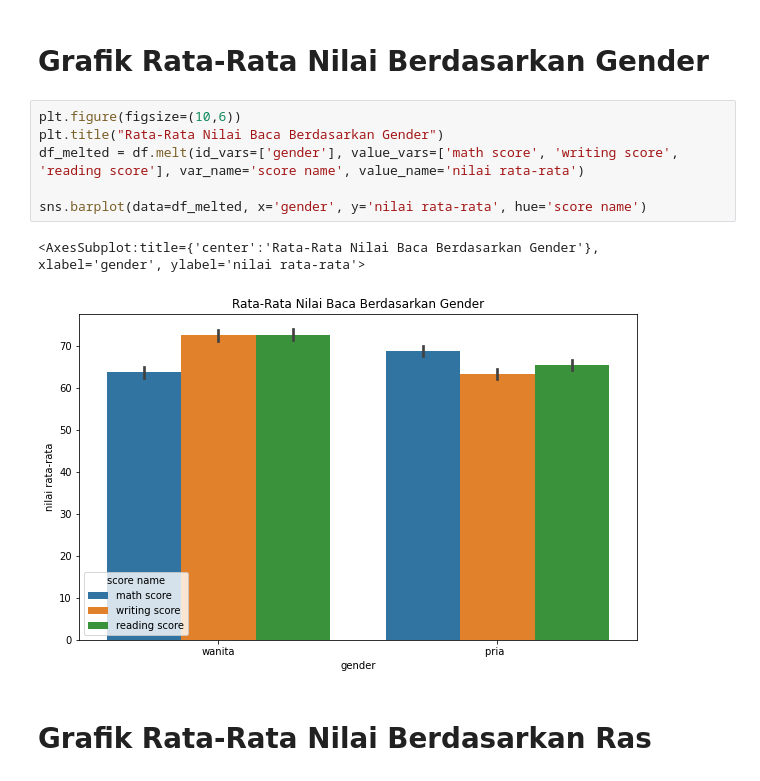
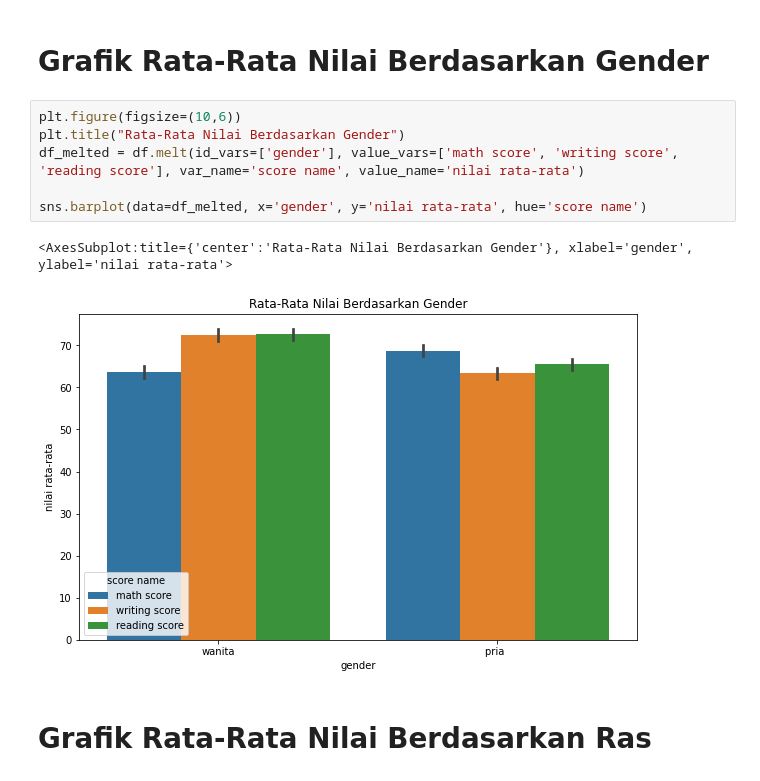
Before and after one commit to nicholassumardi/project_dw_UAS, a Jupyter notebook: PROJECT DW.ipynb, the cells around one changed output. Drawn from its saved outputs; the diff is of its cells as text.

```diff
--- a/PROJECT DW.ipynb
+++ b/PROJECT DW.ipynb
@@ -216,13 +216,13 @@ Name: nilai gabungan rata-rata, dtype: float64
 # Grafik Rata-Rata Nilai Berdasarkan Gender
 # %%
 plt.figure(figsize=(10,6))
-plt.title("Rata-Rata Nilai Baca Berdasarkan Gender")
+plt.title("Rata-Rata Nilai Berdasarkan Gender")
 df_melted = df.melt(id_vars=['gender'], value_vars=['math score', 'writing score', 'reading score'], var_name='score name', value_name='nilai rata-rata')
 
 sns.barplot(data=df_melted, x='gender', y='nilai rata-rata', hue='score name')
 # %% [output]
-<AxesSubplot:title={'center':'Rata-Rata Nilai Baca Berdasarkan Gender'}, xlabel='gender', ylabel='nilai rata-rata'>
+<AxesSubplot:title={'center':'Rata-Rata Nilai Berdasarkan Gender'}, xlabel='gender', ylabel='nilai rata-rata'>
-[figure, old version]
+[figure, new version]
 # %% [markdown]
 # Grafik Rata-Rata Nilai Berdasarkan Ras
 # %%
```
Also changed, not shown: parts of 17 cells of this notebook, 4 other files.
